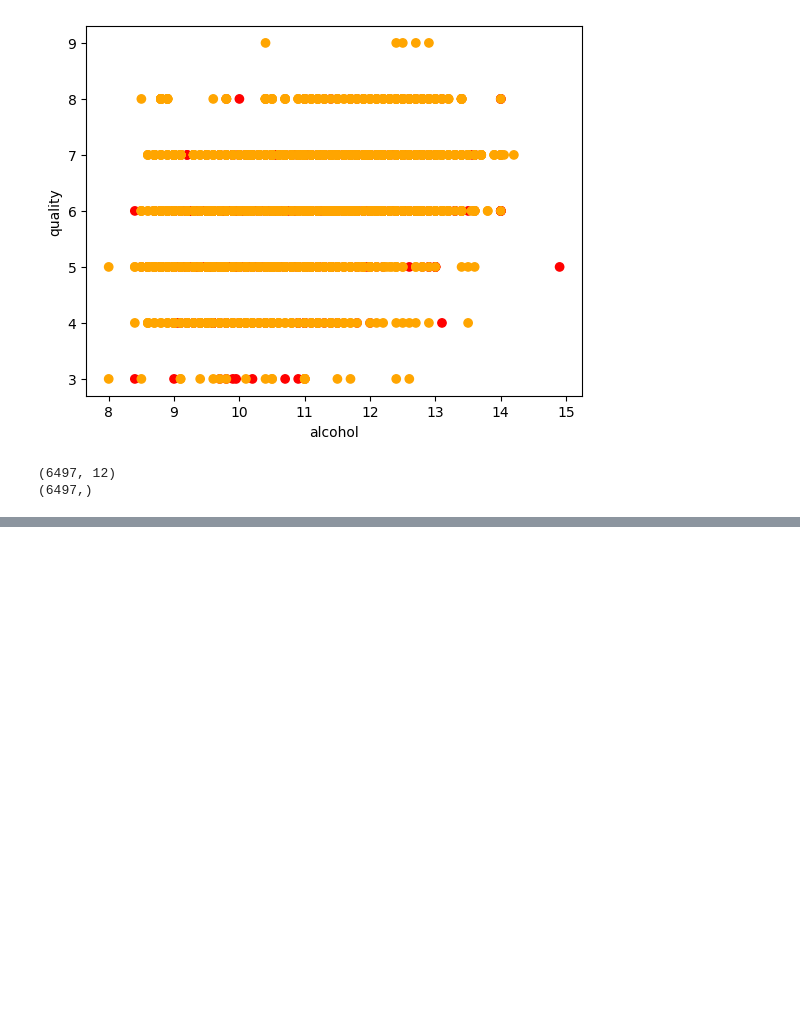
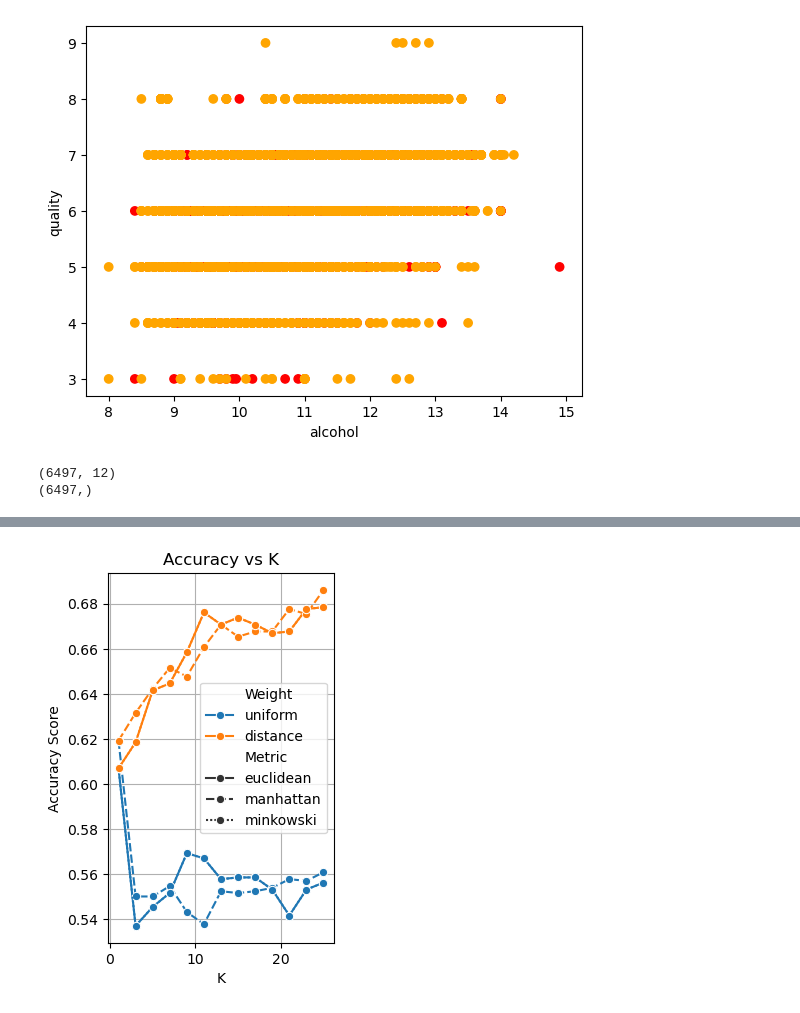
Before and after one commit to HackSlashNITP/Gray-Interface-26, a Jupyter notebook: Kirti/Task3/part1/part1.ipynb, the cells around one changed output, grey strips where cells are left out. Cells and saved outputs as stored; diff of their text form; code cells hidden in the pictures; blank space fills up the shorter version.

```diff
--- a/Kirti/Task3/part1/part1.ipynb
+++ b/Kirti/Task3/part1/part1.ipynb
@@ -152,0 +179,38 @@ print(len(X_test))
+# %%
+scaler = StandardScaler()
+X_tr_scaled = scaler.fit_transform(X_train)
+X_te_scaled = scaler.transform(X_test)
+
+
+k_values = range(1, 26, 2)
+distance_metrics = ['euclidean', 'manhattan', 'minkowski']
+weight_methods = ['uniform', 'distance']
+# %%
+results = []
+
+for metric in distance_metrics:
+    for weight in weight_methods:
+        for k in k_values:
+
+            knn = KNeighborsClassifier(n_neighbors=k, metric=metric, weights=weight)
+            knn.fit(X_tr_scaled, y_train)
+
+
+            y_pred = knn.predict(X_te_scaled)
+            acc = accuracy_score(y_test, y_pred)
+            f1 = f1_score(y_test, y_pred, average='weighted')
+
+            # Store result
+            results.append({
+                'K': k,
+                'Metric': metric,
+                'Weight': weight,
+                'Accuracy': acc,
+                'F1_Score': f1
+            })
+
+
+results_df = pd.DataFrame(results)
+# print("Top 5 Hyperparameter Configurations:")
+# print(results_df.sort_values(by='F1_Score', ascending=False).head()
+results_df.head()
@@ -152,0 +224,9 @@ print(len(X_test))
+# %%
+plt.subplot(1, 2, 1)
+sns.lineplot(data=results_df, x='K', y='Accuracy', hue='Weight', style='Metric', marker='o')
+plt.title('Accuracy vs K')
+plt.xlabel('K')
+plt.ylabel('Accuracy Score')
+plt.grid(True)
+# %% [output]
+[figure, added]
```
Also changed, not shown: parts of 7 cells of this notebook, 1 other file.
